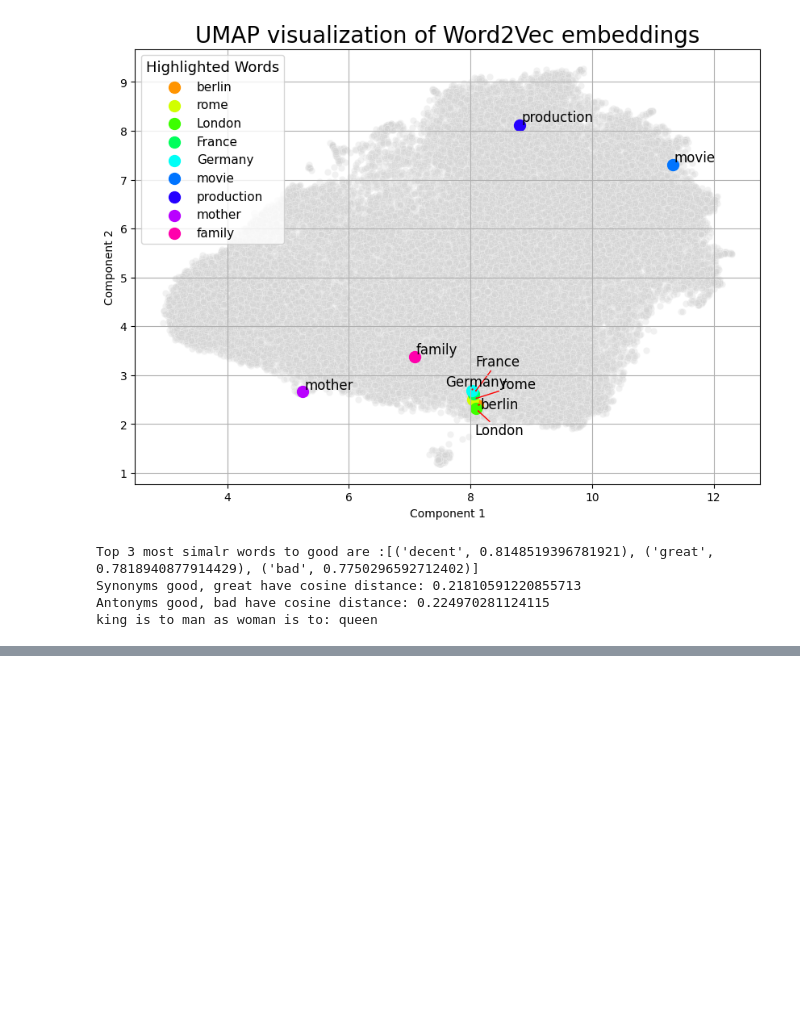
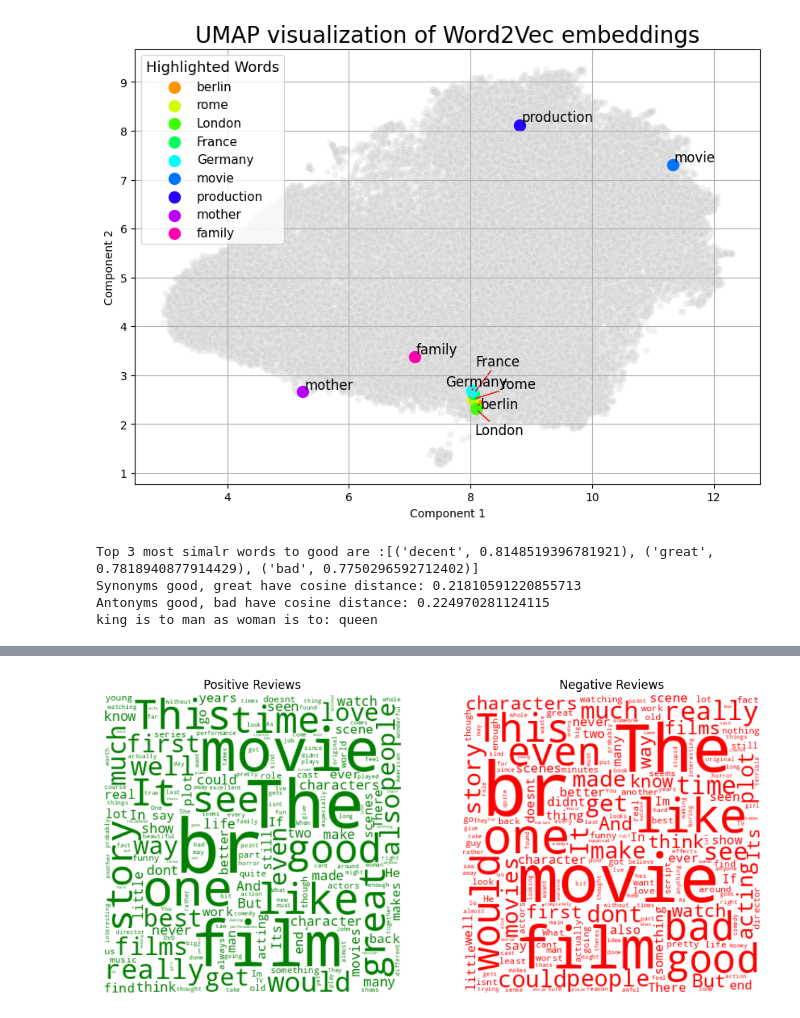
Before and after one commit to matt-pc-yang/Modern-AI-Agents, a Jupyter notebook: chr1/practice.ipynb, the cells around one changed output, grey strips where cells are left out. Cells and saved outputs as stored; diff of their text form; code cells hidden in the pictures; blank space fills up the shorter version.

```diff
--- a/chr1/practice.ipynb
+++ b/chr1/practice.ipynb
@@ -227,0 +265,85 @@ king is to man as woman is to: queen
+# %%
+from sklearn.model_selection import train_test_split
+
+#this for unzip and read the file
+try:
+    df=pd.read_csv("IMDB Dataset.csv")
+except:
+    !wget https://github.com/SalvatoreRa/tutorial/blob/main/datasets/IMDB.zip?raw=true
+    !unzip IMDB.zip?raw=true
+
+df['sentiment_encoded'] = np.where(df['sentiment']=='positive',0,1)
+X,y = df['review'].values, df['sentiment_encoded'].values
+x_train,x_test,y_train,y_test = train_test_split(X,y,stratify=y, test_size=.2)
+x_train,x_val,y_train,y_val = train_test_split(x_train,y_train,stratify=y_train, test_size=.1)
+y_train, y_val, y_test = np.array(y_train), np.array(y_val), np.array(y_test)
+# %%
+from nltk.corpus import stopwords
+from wordcloud import WordCloud
+from collections import Counter
+
+def generate_wordclouds(df):
+    '''
+    Generate two word clouds from the 51 most frequent words in the list of positive and negative reviews respectively.
+
+    '''
+    stop_words = set(stopwords.words('english'))
+
+    # Separating reviews by sentiment
+    positive_reviews = df[df['sentiment'] == 'positive']['review']
+    negative_reviews = df[df['sentiment'] == 'negative']['review']
+
+    def get_words(reviews):
+        all_words = []
+        for review in reviews:
+            review = re.sub(r"[^\w\s]", '', review)
+            review = re.sub(r"\d", '', review)
+            words = review.split()
+            filtered_words = [word for word in words if word not in stop_words and len(word) > 1]
+            all_words.extend(filtered_words)
+        return all_words
+
+
+    positive_words = get_words(positive_reviews)
+    negative_words = get_words(negative_reviews)
+
+
+    positive_counts = Counter(positive_words)
+    negative_counts = Counter(negative_words)
+
+
+    positive_wordcloud = WordCloud(
+        width=400,
+        height=400,
+        max_words=200,
+        max_font_size=100,
+        background_color='white',
+        color_func=lambda *args, **kwargs: "green"
+    ).generate_from_frequencies(positive_counts)
+
+    negative_wordcloud = WordCloud(
+        width=400,
+        height=400,
+        max_words=200,
+        max_font_size=100,
+        background_color='white',
+        color_func=lambda *args, **kwargs: "red"
+    ).generate_from_frequencies(negative_counts)
+
+
+    plt.figure(figsize=(12, 6))
+    plt.subplot(1, 2, 1)
+    plt.imshow(positive_wordcloud, interpolation='bilinear')
+    plt.title('Positive Reviews')
+    plt.axis("off")
+
+    plt.subplot(1, 2, 2)
+    plt.imshow(negative_wordcloud, interpolation='bilinear')
+    plt.title('Negative Reviews')
+    plt.axis("off")
+    plt.savefig('word_clouds.jpg', format='jpeg', bbox_inches='tight')
+    plt.show()
+
+generate_wordclouds(df)
+# %% [output]
+[figure, added]
```
Also changed, not shown: parts of 12 cells of this notebook.
